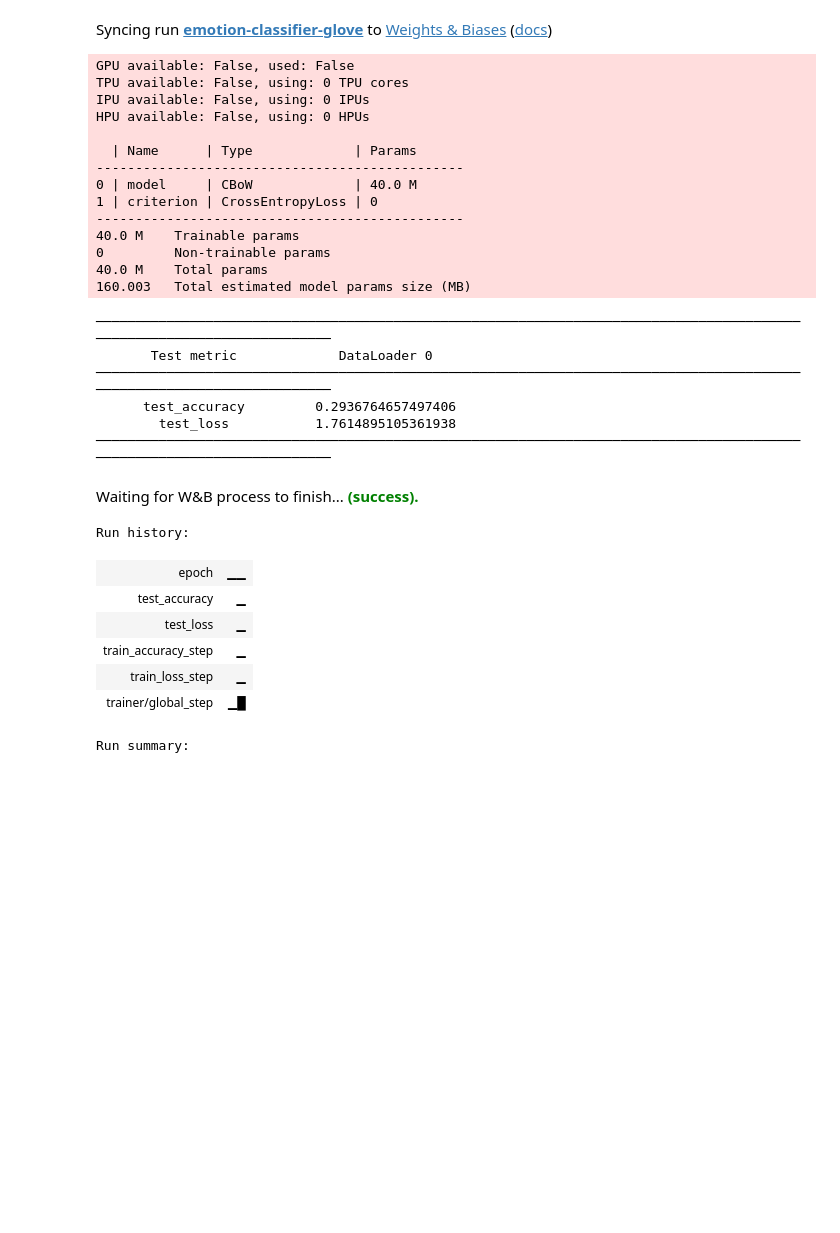
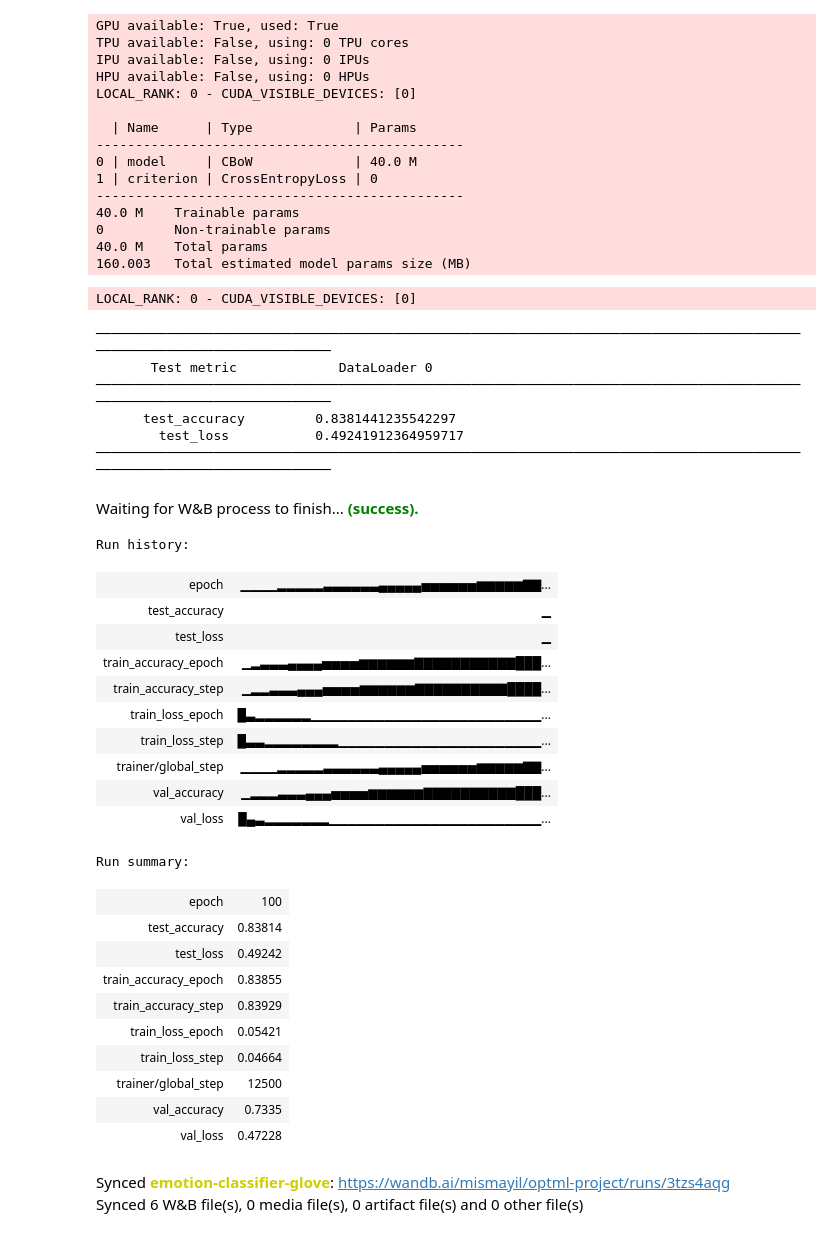
Before and after one commit to akgokce/ZO-L2L, a Jupyter notebook: optimizee/text.ipynb, the cells around one changed output. Cells and saved outputs as stored; diff of their text form; code cells hidden in the pictures; blank space fills up the shorter version.

```diff
--- a/optimizee/text.ipynb
+++ b/optimizee/text.ipynb
@@ -203,28 +160,28 @@ pool_map = {
 }
 
 class CBoW(torch.nn.Module):
-    def __init__(self, input_dim, output_dim, embedding_dim, pooling="max", load_pretrained_embeddings=True):
+    def __init__(self, input_dim, output_dim, embedding_dim, pooling="max", load_pretrained_embeddings=True, freeze_embeddings=False):
         super(CBoW, self).__init__()
 
         if load_pretrained_embeddings:
             embedding_matrix = np.load(
                 f"data/embedding_matrix_glove_{embedding_dim}d.npy", allow_pickle=True
             )
+            input_dim, embedding_dim = embedding_matrix.shape
             self.embedding = nn.Embedding(
-                num_embeddings=embedding_matrix.shape[0],
-                embedding_dim=embedding_matrix.shape[1],
+                input_dim,
+                embedding_dim
             ).from_pretrained(
                 torch.tensor(embedding_matrix, dtype=torch.float32),
-                freeze=False
+                freeze=freeze_embeddings
             )
         else:
             self.embedding = torch.nn.Embedding(input_dim, embedding_dim)
+            nn.init.xavier_uniform_(self.embedding.weight)
 
         self.pool = pool_map[pooling]()
         self.linear = torch.nn.Linear(embedding_dim, output_dim)
 
-        # use xavier initialization for weights
-        nn.init.xavier_uniform_(self.embedding.weight)
         nn.init.xavier_uniform_(self.linear.weight)
 
     def forward(self, x):
@@ -239,7 +196,7 @@ class EmotionClassifier(pl.LightningModule):
         super().__init__()
         self.save_hyperparameters()
         self.model = CBoW(input_dim=self.hparams.input_dim, output_dim=self.hparams.output_dim, embedding_dim=self.hparams.embedding_dim,
-                          pooling=self.hparams.pooling, load_pretrained_embeddings=self.hparams.load_pretrained_embeddings)
+                          pooling=self.hparams.pooling, load_pretrained_embeddings=self.hparams.load_pretrained_embeddings, freeze_embeddings=self.hparams.freeze_embeddings)
         self.criterion = nn.CrossEntropyLoss()
         self.metrics = {
             "accuracy": {
@@ -255,7 +212,7 @@ class EmotionClassifier(pl.LightningModule):
         loss = self.criterion(outputs, y)
         preds = self.forward(X)
         metric = self.metrics["accuracy"][step_name]
-        metric.update(preds, y)
+        metric.update(preds.cpu(), y.cpu())
         metric_val = metric.compute()
         self.log(f"{step_name}_loss", loss, on_epoch=True)
         self.log(f"{step_name}_accuracy", metric_val, on_epoch=True)
@@ -280,10 +237,13 @@ class EmotionClassifier(pl.LightningModule):
         return optimizer
 # %%
 import wandb
-wandb_logger = WandbLogger(project="optml-project", name=f"emotion-classifier-glove")
 
-model = EmotionClassifier(lr=1e-4, input_dim=len(vocab), output_dim=len(emotions), embedding_dim=EMBEDDING_DIM, pooling="avg", load_pretrained_embeddings=True)
-trainer = pl.Trainer(default_root_dir="models", max_epochs=NUM_EPOCHS, logger=wandb_logger)
+NUM_EPOCHS = 100
+
+wandb_logger = WandbLogger(project="optml-project", name=f"emotion-classifier-glove-frozen")
+
+model = EmotionClassifier(lr=1e-4, input_dim=len(vocab), output_dim=len(emotions), embedding_dim=EMBEDDING_DIM, pooling="sum", load_pretrained_embeddings=True, freeze_embeddings=True)
+trainer = pl.Trainer(default_root_dir="models", max_epochs=NUM_EPOCHS, logger=wandb_logger, accelerator="gpu")
 trainer.fit(model, train_dataloaders=train_dataloader, val_dataloaders=val_dataloader)
 trainer.test(model, dataloaders=test_dataloader)
 wandb.finish()
@@ -294,30 +254,47 @@ Run data is saved locally in /Users/mismayil/Desktop/EPFL/W2022/OptML/ZO-L2L/opt
-Syncing run emotion-classifier-glove to Weights & Biases (docs)
-GPU available: False, used: False
+GPU available: True, used: True
 TPU available: False, using: 0 TPU cores
 IPU available: False, using: 0 IPUs
 HPU available: False, using: 0 HPUs
+LOCAL_RANK: 0 - CUDA_VISIBLE_DEVICES: [0]
 
   | Name      | Type             | Params
 -----------------------------------------------
 0 | model     | CBoW             | 40.0 M
 1 | criterion | CrossEntropyLoss | 0
 -----------------------------------------------
 40.0 M    Trainable params
 0         Non-trainable params
 40.0 M    Total params
 160.003   Total estimated model params size (MB)
-────────────────────────────────────────────────────────────────────────────────────────────────────────────────────────
-       Test metric             DataLoader 0
-────────────────────────────────────────────────────────────────────────────────────────────────────────────────────────
-      test_accuracy         0.2936764657497406
-        test_loss           1.7614895105361938
-────────────────────────────────────────────────────────────────────────────────────────────────────────────────────────
+LOCAL_RANK: 0 - CUDA_VISIBLE_DEVICES: [0]
+────────────────────────────────────────────────────────────────────────────────────────────────────────────────────────
+       Test metric             DataLoader 0
+────────────────────────────────────────────────────────────────────────────────────────────────────────────────────────
+      test_accuracy         0.8381441235542297
+        test_loss           0.49241912364959717
+────────────────────────────────────────────────────────────────────────────────────────────────────────────────────────
+Waiting for W&B process to finish... (success).
+Run history:
+| epoch | ▁▁▁▁▂▂▂▂▂▃▃▃▃▃▃▄▄▄▄▄▅▅▅▅▅▅▆▆▆▆▆▇▇... |
+| test_accuracy | ▁ |
+| test_loss | ▁ |
+| train_accuracy_epoch | ▁▂▃▃▃▄▄▄▄▅▅▅▅▆▆▆▆▆▆▇▇▇▇▇▇▇▇▇▇▇███... |
+| train_accuracy_step | ▁▂▂▃▃▃▄▄▄▅▅▅▅▆▆▆▆▆▆▇▇▇▇▇▇▇▇▇▇████... |
+| train_loss_epoch | █▃▂▂▂▂▂▂▁▁▁▁▁▁▁▁▁▁▁▁▁▁▁▁▁▁▁▁▁▁▁▁▁... |
+| train_loss_step | █▃▃▂▂▂▂▂▂▂▂▁▁▁▁▁▁▁▁▁▁▁▁▁▁▁▁▁▁▁▁▁▁... |
+| trainer/global_step | ▁▁▁▁▂▂▂▂▂▃▃▃▃▃▃▄▄▄▄▄▅▅▅▅▅▅▆▆▆▆▆▇▇... |
+| val_accuracy | ▁▂▂▂▃▃▃▄▄▄▅▅▅▅▆▆▆▆▆▆▇▇▇▇▇▇▇▇▇▇███... |
+| val_loss | █▄▃▂▂▂▂▂▂▂▁▁▁▁▁▁▁▁▁▁▁▁▁▁▁▁▁▁▁▁▁▁▁... |
+Run summary:
+| epoch | 100 |
+| test_accuracy | 0.83814 |
+| test_loss | 0.49242 |
+| train_accuracy_epoch | 0.83855 |
+| train_accuracy_step | 0.83929 |
+| train_loss_epoch | 0.05421 |
+| train_loss_step | 0.04664 |
+| trainer/global_step | 12500 |
+| val_accuracy | 0.7335 |
+| val_loss | 0.47228 |
-Waiting for W&B process to finish... (success).
+Synced emotion-classifier-glove: https://wandb.ai/mismayil/optml-project/runs/3tzs4aqg
+Synced 6 W&B file(s), 0 media file(s), 0 artifact file(s) and 0 other file(s)
-Run history:
-| epoch | ▁▁ |
-| test_accuracy | ▁ |
-| test_loss | ▁ |
-| train_accuracy_step | ▁ |
-| train_loss_step | ▁ |
-| trainer/global_step | ▁█ |
-Run summary:
```
Also changed, not shown: parts of 8 cells of this notebook.
